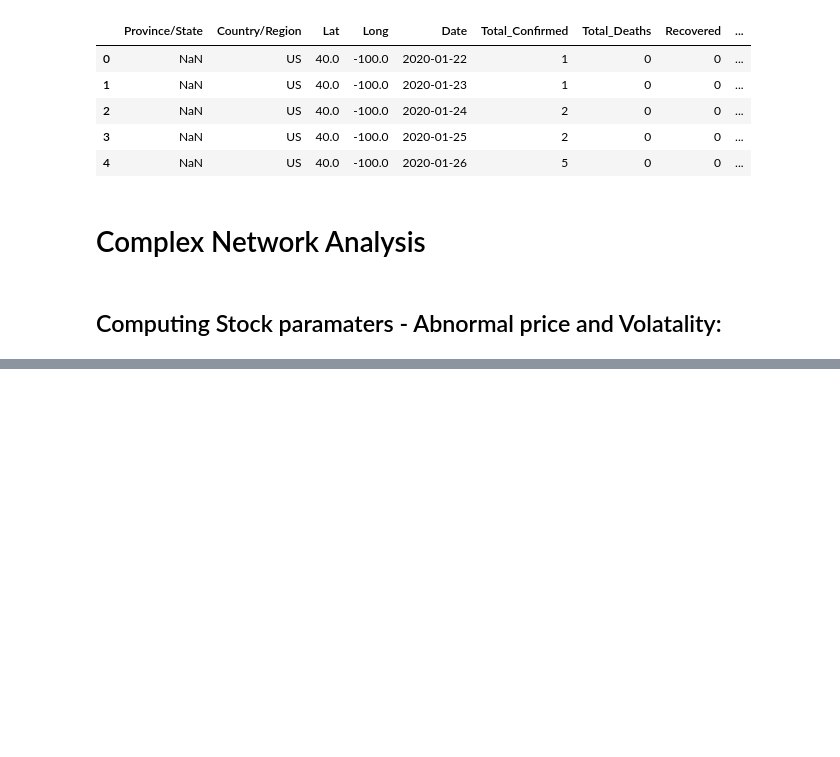
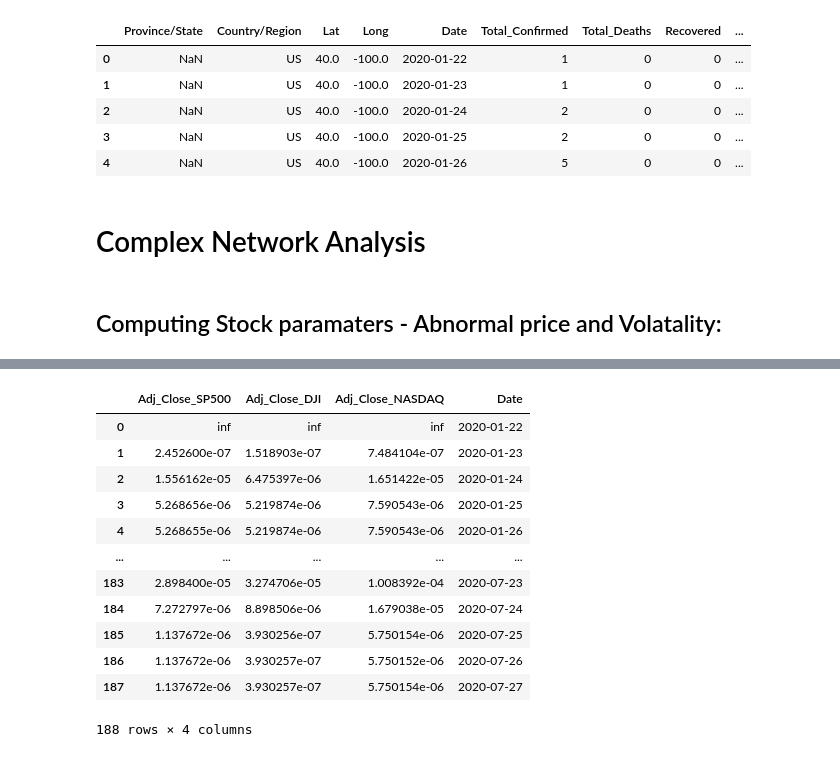
Before and after one commit to gandhimonil9823/Covid_Stock_Analysis, a Jupyter notebook: Covid_Stock.ipynb, the cells around one changed output, grey strips where cells are left out. Saved outputs shown, nothing was run; the diff lists cells and outputs as text; code cells hidden in the pictures; blank space fills up the shorter version.

```diff
--- a/Covid_Stock.ipynb
+++ b/Covid_Stock.ipynb
@@ -339,0 +391,16 @@ stock_closing_prices_188.head()
+# %%
+vol
+# %% [output]
+|  | Adj_Close_SP500 | Adj_Close_DJI | Adj_Close_NASDAQ | Date |
+| 0 | inf | inf | inf | 2020-01-22 |
+| 1 | 2.452600e-07 | 1.518903e-07 | 7.484104e-07 | 2020-01-23 |
+| 2 | 1.556162e-05 | 6.475397e-06 | 1.651422e-05 | 2020-01-24 |
+| 3 | 5.268656e-06 | 5.219874e-06 | 7.590543e-06 | 2020-01-25 |
+| 4 | 5.268655e-06 | 5.219874e-06 | 7.590543e-06 | 2020-01-26 |
+| ... | ... | ... | ... | ... |
+| 183 | 2.898400e-05 | 3.274706e-05 | 1.008392e-04 | 2020-07-23 |
+| 184 | 7.272797e-06 | 8.898506e-06 | 1.679038e-05 | 2020-07-24 |
+| 185 | 1.137672e-06 | 3.930256e-07 | 5.750154e-06 | 2020-07-25 |
+| 186 | 1.137672e-06 | 3.930257e-07 | 5.750152e-06 | 2020-07-26 |
+| 187 | 1.137672e-06 | 3.930257e-07 | 5.750154e-06 | 2020-07-27 |
+188 rows × 4 columns
```
Also changed, not shown: parts of 11 cells of this notebook.
